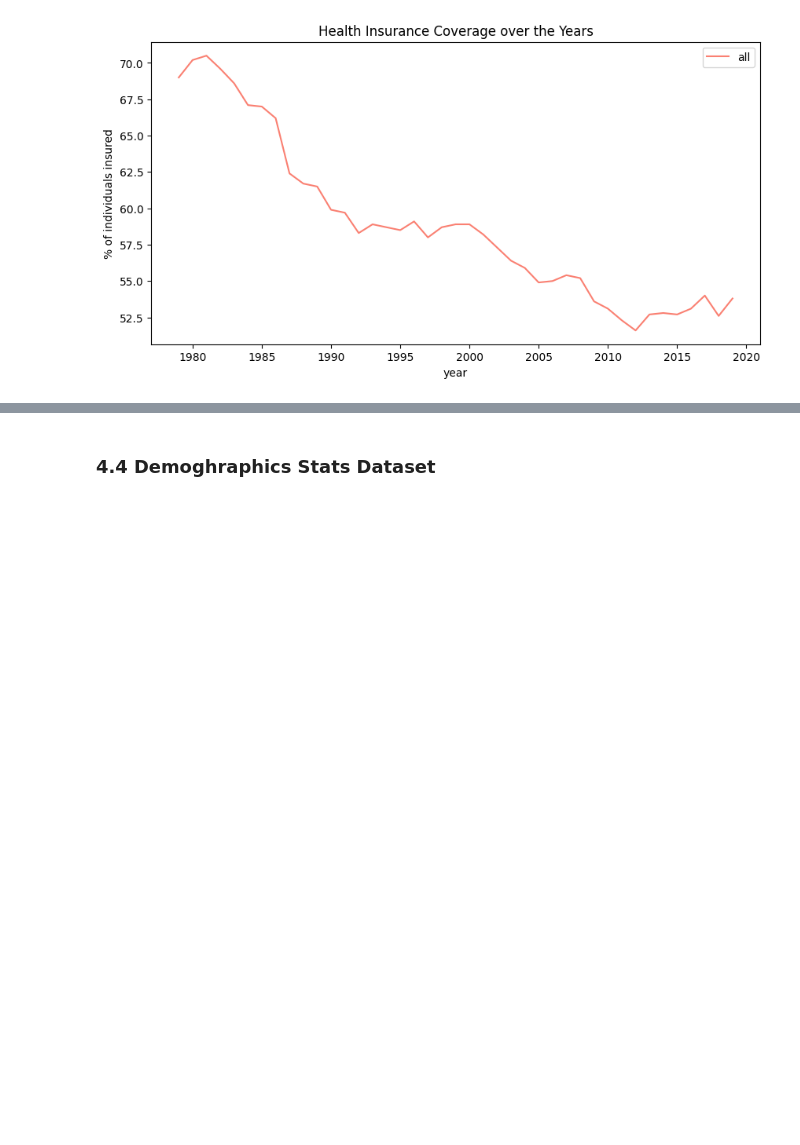
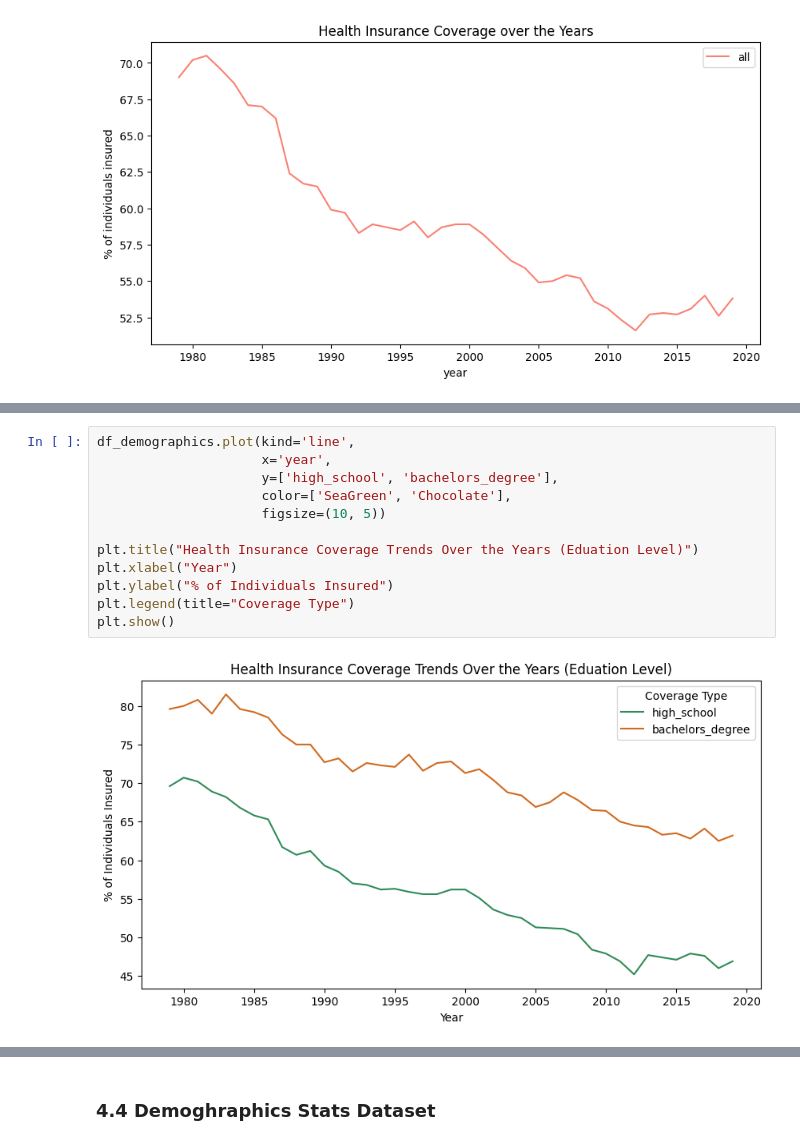
Before and after one commit to parvatijay2901/InsurIQ-Data-RAG-Dashboard, a Jupyter notebook: EDA/N2_Data-analysis.ipynb, the cells around one changed output, grey strips where cells are left out. Drawn from its saved outputs; the diff is of its cells as text; blank space fills up the shorter version.

```diff
--- a/EDA/N2_Data-analysis.ipynb
+++ b/EDA/N2_Data-analysis.ipynb
@@ -584,0 +663,14 @@ Oh wow! I did not expect this. Upon Googling why we see a descending trend, I no
+# %%
+df_demographics.plot(kind='line',
+                     x='year',
+                     y=['high_school', 'bachelors_degree'],
+                     color=['SeaGreen', 'Chocolate'],
+                     figsize=(10, 5))
+
+plt.title("Health Insurance Coverage Trends Over the Years (Eduation Level)")
+plt.xlabel("Year")
+plt.ylabel("% of Individuals Insured")
+plt.legend(title="Coverage Type")
+plt.show()
+# %% [output]
+[figure, added]
```
Also changed, not shown: parts of 26 cells of this notebook.
